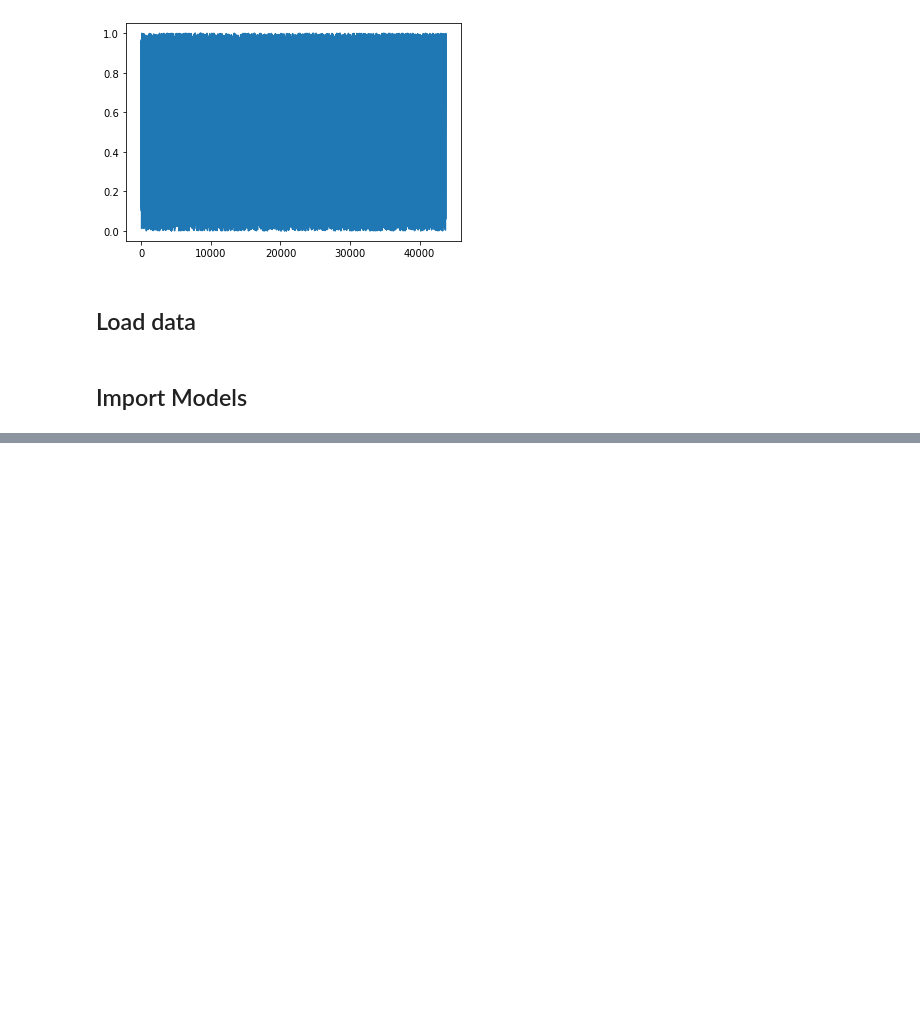
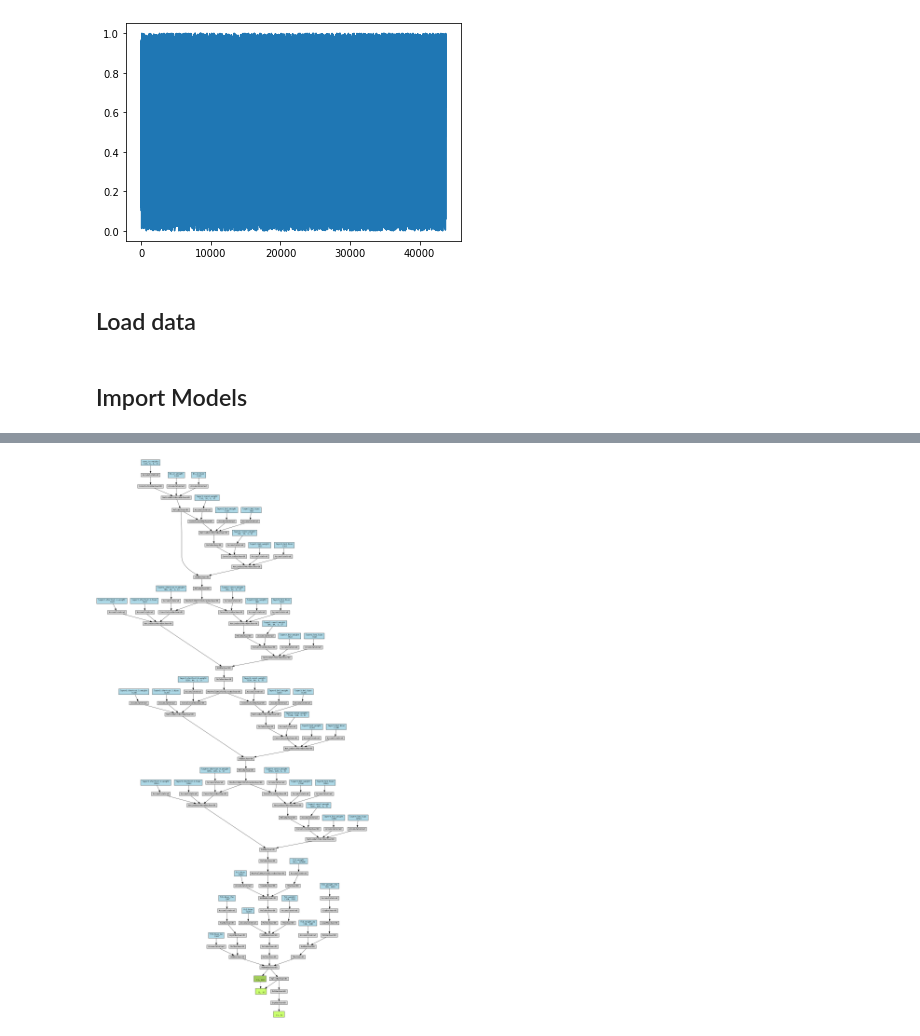
Before and after one commit to matthbatt/Deep-learning-gravitational-lensing, a Jupyter notebook: result.ipynb, the cells around one changed output, grey strips where cells are left out. Cells and saved outputs as stored; diff of their text form; code cells hidden in the pictures; blank space fills up the shorter version.

```diff
--- a/result.ipynb
+++ b/result.ipynb
@@ -320,15 +300,6 @@ from deep_learning_models import ResNetMini
 import os
 os.chdir("/home/mbatt/gravitational_lensing")
 # %%
-import torch
-from torchviz import make_dot
-
 # model = ResNetMini()
-model = ResNetHoliSmokes()
-x = torch.randn(1, 4, 140, 140)
-
-y = model(x)
-
-dot = make_dot(y, params=dict(model.named_parameters()))
-dot.format = "png"
-dot.render("resnetmini", directory=".", cleanup=True)  # creates resnetmini.png in current folder
+# model = ResNetHoliSmokes()
+model = BayesianResNetMini()
@@ -441,0 +306,6 @@ torch.save({
+# %%
+v = viewer(model)
+v.show_model()
+Image("resnetmini.png")
+# %% [output]
+[figure, added]
```
Also changed, not shown: parts of 35 cells of this notebook, 2 other files.
